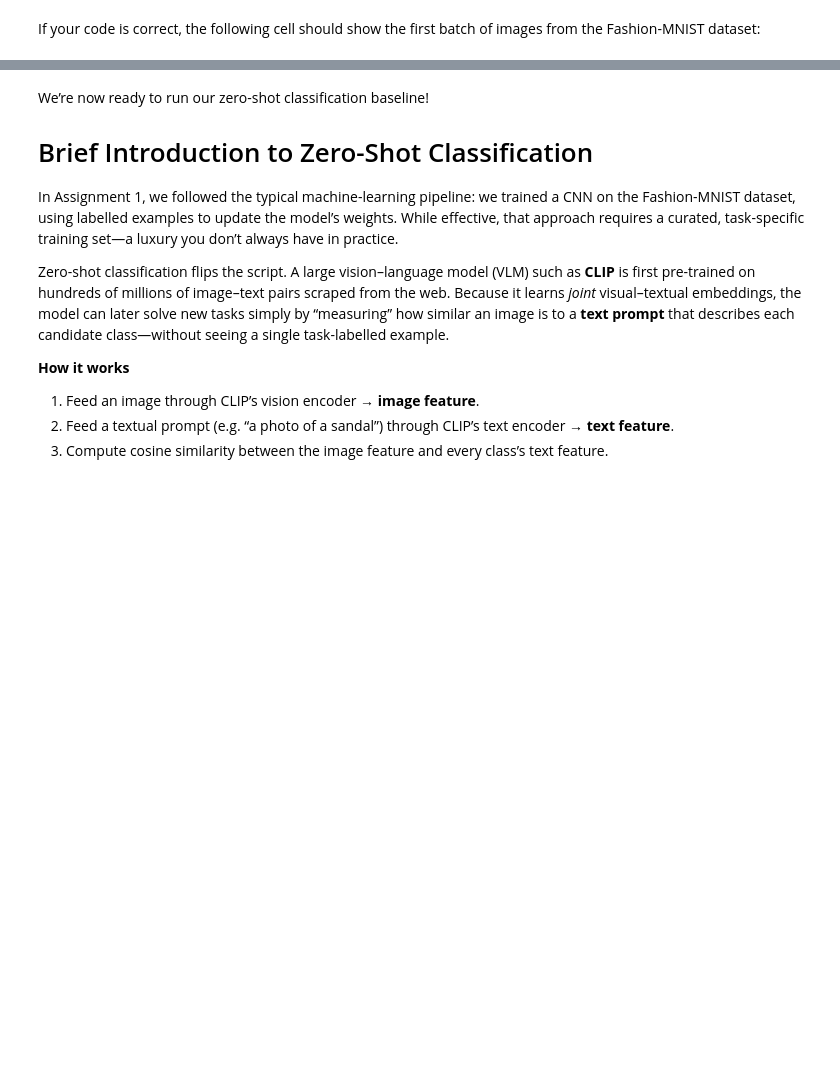
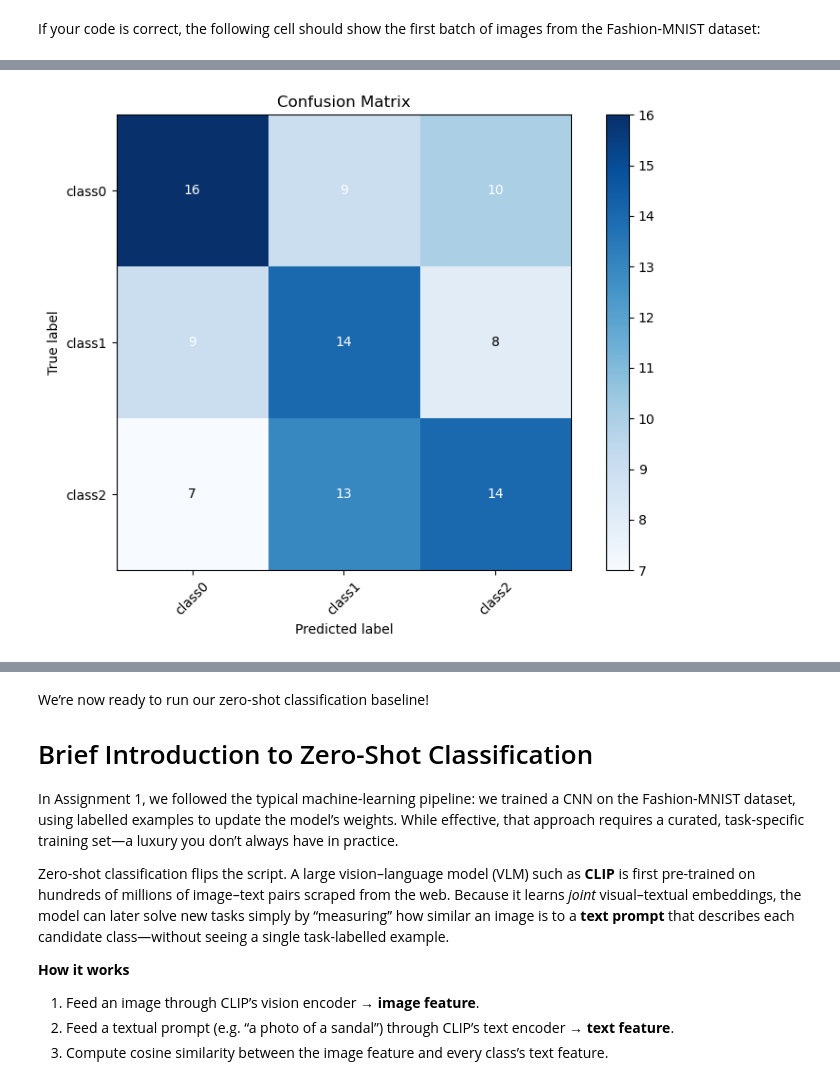
Before and after one commit to oshmen71/deep_learning, a Jupyter notebook: 02_activities/assignments/assignment_2.ipynb, the cells around one changed output, grey strips where cells are left out. Saved outputs shown, nothing was run; the diff lists cells and outputs as text; code cells hidden in the pictures; blank space fills up the shorter version.

```diff
--- a/02_activities/assignments/assignment_2.ipynb
+++ b/02_activities/assignments/assignment_2.ipynb
@@ -296,0 +306,94 @@ show_batch(test_loader)
+# %%
+
+import torch
+import torch.nn as nn
+from torch.utils.data import DataLoader, TensorDataset
+import numpy as np
+import matplotlib.pyplot as plt
+from sklearn.metrics import accuracy_score, confusion_matrix
+
+
+class SimpleModel(nn.Module):
+    def __init__(self, input_size=10, num_classes=3):
+        super(SimpleModel, self).__init__()
+        self.fc = nn.Linear(input_size, num_classes)
+
+    def forward(self, x):
+        return self.fc(x)
+
+
+model = SimpleModel(input_size=10, num_classes=3)
+
+
+num_samples = 100
+num_features = 10
+num_classes = 3
+
+X_test = torch.randn(num_samples, num_features)
+y_test = torch.randint(0, num_classes, (num_samples,))
+
+# Create DataLoader
+test_dataset = TensorDataset(X_test, y_test)
+test_loader = DataLoader(test_dataset, batch_size=16, shuffle=False)
+
+
+device = torch.device("cuda" if torch.cuda.is_available() else "cpu")
+model.to(device)
+model.eval()  # evaluation mode
+
+y_true, y_pred = [], []
+
+with torch.no_grad():
+    for X_batch, y_batch in test_loader:
+        X_batch = X_batch.to(device)
+        y_batch = y_batch.to(device)
+
+        outputs = model(X_batch)
+        _, predicted = torch.max(outputs, 1)
+
+        y_true.extend(y_batch.cpu().numpy())
+        y_pred.extend(predicted.cpu().numpy())
+
+
+acc = accuracy_score(y_true, y_pred)
+print(f"Test Accuracy: {acc:.4f}")
+
+
+class_names = ['class0', 'class1', 'class2']
+
+def plot_confusion_matrix(y_true, y_pred, class_names, normalize=False):
+    cm = confusion_matrix(y_true, y_pred)
+
+    if normalize:
+        cm = cm.astype('float') / cm.sum(axis=1)[:, np.newaxis]
+        title = "Normalized Confusion Matrix"
+    else:
+        title = "Confusion Matrix"
+
+    plt.figure(figsize=(8,6))
+    plt.imshow(cm, interpolation='nearest', cmap=plt.cm.Blues)
+    plt.title(title)
+    plt.colorbar()
+
+    tick_marks = np.arange(len(class_names))
+    plt.xticks(tick_marks, class_names, rotation=45)
+    plt.yticks(tick_marks, class_names)
+
+
+    fmt = '.2f' if normalize else 'd'
+    thresh = cm.max() / 2.
+    for i in range(cm.shape[0]):
+        for j in range(cm.shape[1]):
+            plt.text(j, i, format(cm[i,j], fmt),
+                     ha='center', va='center',
+                     color='white' if cm[i,j] > thresh else 'black')
+
+    plt.ylabel('True label')
+    plt.xlabel('Predicted label')
+    plt.tight_layout()
+    plt.show()
+
+
+plot_confusion_matrix(y_true, y_pred, class_names, normalize=False)
+plot_confusion_matrix(y_true, y_pred, class_names, normalize=True)
+# %% [output]
@@ -296,0 +401 @@ show_batch(test_loader)
+[figure, added]
```
Also changed, not shown: parts of 20 cells of this notebook.
